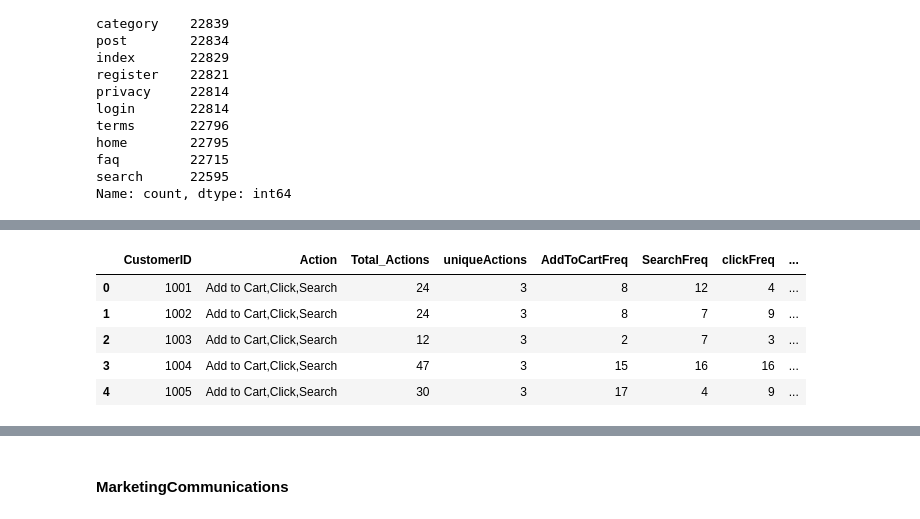
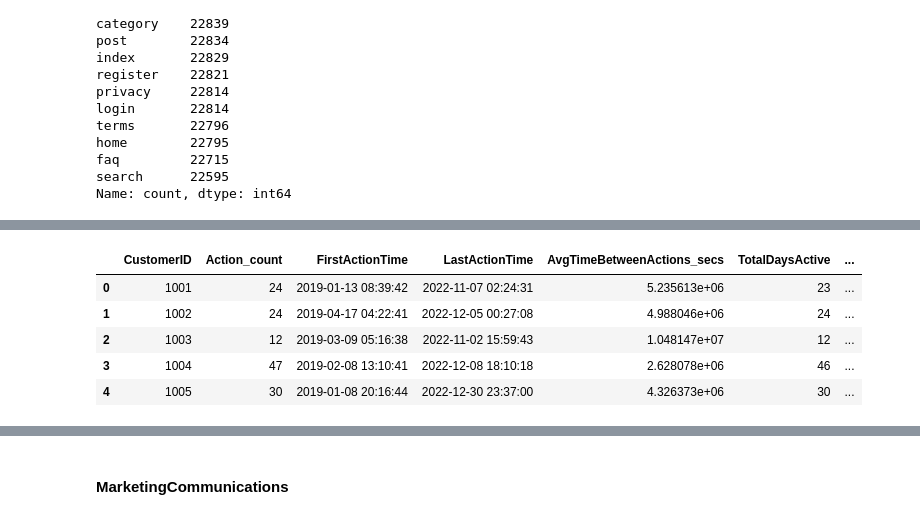
Before and after one commit to edwinaabam/Reder-Telecom-Churn-Prediction, a Jupyter notebook: DataCleaning/clean.ipynb, the cells around one changed output, grey strips where cells are left out. Cells and saved outputs as stored; diff of their text form; code cells hidden in the pictures.

```diff
--- a/DataCleaning/clean.ipynb
+++ b/DataCleaning/clean.ipynb
@@ -827,52 +828,53 @@ ClickstreamData_end = normalized_cols['ClickstreamData']['Timestamp'].max()
 
 
 ClickstreamData = normalized_cols['ClickstreamData'].groupby('CustomerID').agg(
 
-    Action=('Action', lambda x: ','.join((sorted(set(x))))),
-    Total_Actions=('Action', 'count'),
-    uniqueActions=('Action', 'nunique'),
-    AddToCartFreq=('Action', lambda x: (x == 'Add to Cart').sum()),
-    SearchFreq=('Action', lambda x: (x == 'Search').sum()),
-    clickFreq=('Action', lambda x: (x == 'Click').sum()),
+    #Action=('Action', lambda x: ','.join((sorted(set(x))))),
+    Action_count=('Action', 'count'),
+    #uniqueActions=('Action', 'nunique'),
+    #AddToCartFreq=('Action', lambda x: (x == 'Add to Cart').sum()),
+    #SearchFreq=('Action', lambda x: (x == 'Search').sum()),
+    #clickFreq=('Action', lambda x: (x == 'Click').sum()),
     FirstActionTime = ('Timestamp', 'min'),
     LastActionTime = ('Timestamp', 'max'),
 
     AvgTimeBetweenActions_secs=('Timestamp', lambda x: (
             np.mean(np.diff(np.sort(x.values)).astype('timedelta64[s]').astype(int))
             if len(x) > 1 else 0)),
 
     TotalDaysActive = ('Timestamp', lambda x: x.dt.date.nunique()),
     MostCommonAction= ('Action', lambda x: ", ".join(x.value_counts().index[x.value_counts() == x.value_counts().max()])
                     ),
     LeastFrequentAction= ('Action',
                 lambda x: ", ".join(x.value_counts().index[x.value_counts() == x.value_counts().min()])
                 ),
     ActivityDuration_days = ('Timestamp', lambda x: (x.max() - x.min()).days + 1 if len(x) > 1 else 1),
     ActionsPerDay=('Timestamp', lambda x: len(x) / x.dt.date.nunique()),
+    most_recent_action_date = ('Timestamp', 'max'),
     TotalPageVisits=('Page', 'count'),
 
 
-    uniquePgs=('Page', 'nunique'),
+    unique_pages=('Page', 'nunique'),
     #PageTitles=('Page', lambda x: ",".join(sorted(set(x)))),
-    PageTitles=(
-            "Page",
-            lambda x: " ".join(
-                textwrap.wrap(",".join(sorted(set(x))), width=30))
-        ),
-    MostVisitedPg=('Page', lambda x: x.value_counts().idxmax() if not x.empty else np.nan),
-    LeastVisitedPg=('Page', lambda x: x.value_counts().idxmin() if not x.empty else np.nan)
+    #PageTitles=(
+            #"Page",
+           # lambda x: " ".join(
+            #    textwrap.wrap(",".join(sorted(set(x))), width=30))
+        #),
+    #MostVisitedPg=('Page', lambda x: x.value_counts().idxmax() if not x.empty else np.nan),
+    #LeastVisitedPg=('Page', lambda x: x.value_counts().idxmin() if not x.empty else np.nan)
 
     ).reset_index()
 
 
 
 ClickstreamData.head()
 # %% [output]
-|  | CustomerID | Action | Total_Actions | uniqueActions | AddToCartFreq | SearchFreq | clickFreq | ... |
-| 0 | 1001 | Add to Cart,Click,Search | 24 | 3 | 8 | 12 | 4 | ... |
-| 1 | 1002 | Add to Cart,Click,Search | 24 | 3 | 8 | 7 | 9 | ... |
-| 2 | 1003 | Add to Cart,Click,Search | 12 | 3 | 2 | 7 | 3 | ... |
-| 3 | 1004 | Add to Cart,Click,Search | 47 | 3 | 15 | 16 | 16 | ... |
-| 4 | 1005 | Add to Cart,Click,Search | 30 | 3 | 17 | 4 | 9 | ... |
+|  | CustomerID | Action_count | FirstActionTime | LastActionTime | AvgTimeBetweenActions_secs | TotalDaysActive | ... |
+| 0 | 1001 | 24 | 2019-01-13 08:39:42 | 2022-11-07 02:24:31 | 5.235613e+06 | 23 | ... |
+| 1 | 1002 | 24 | 2019-04-17 04:22:41 | 2022-12-05 00:27:08 | 4.988046e+06 | 24 | ... |
+| 2 | 1003 | 12 | 2019-03-09 05:16:38 | 2022-11-02 15:59:43 | 1.048147e+07 | 12 | ... |
+| 3 | 1004 | 47 | 2019-02-08 13:10:41 | 2022-12-08 18:10:18 | 2.628078e+06 | 46 | ... |
+| 4 | 1005 | 30 | 2019-01-08 20:16:44 | 2022-12-30 23:37:00 | 4.326373e+06 | 30 | ... |
 # %%
 ClickstreamData.columns
```
Also changed, not shown: parts of 41 cells of this notebook, 6 other files.
